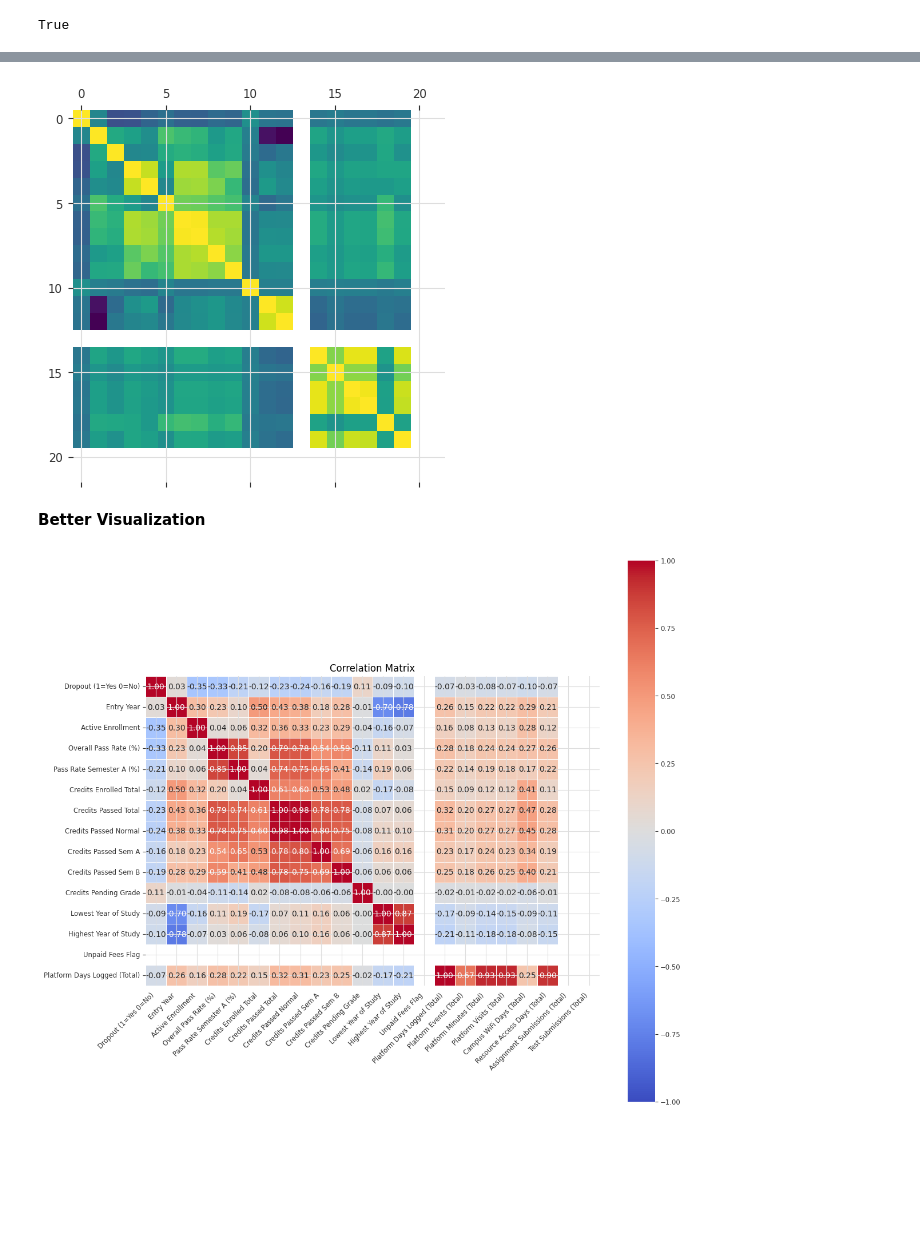
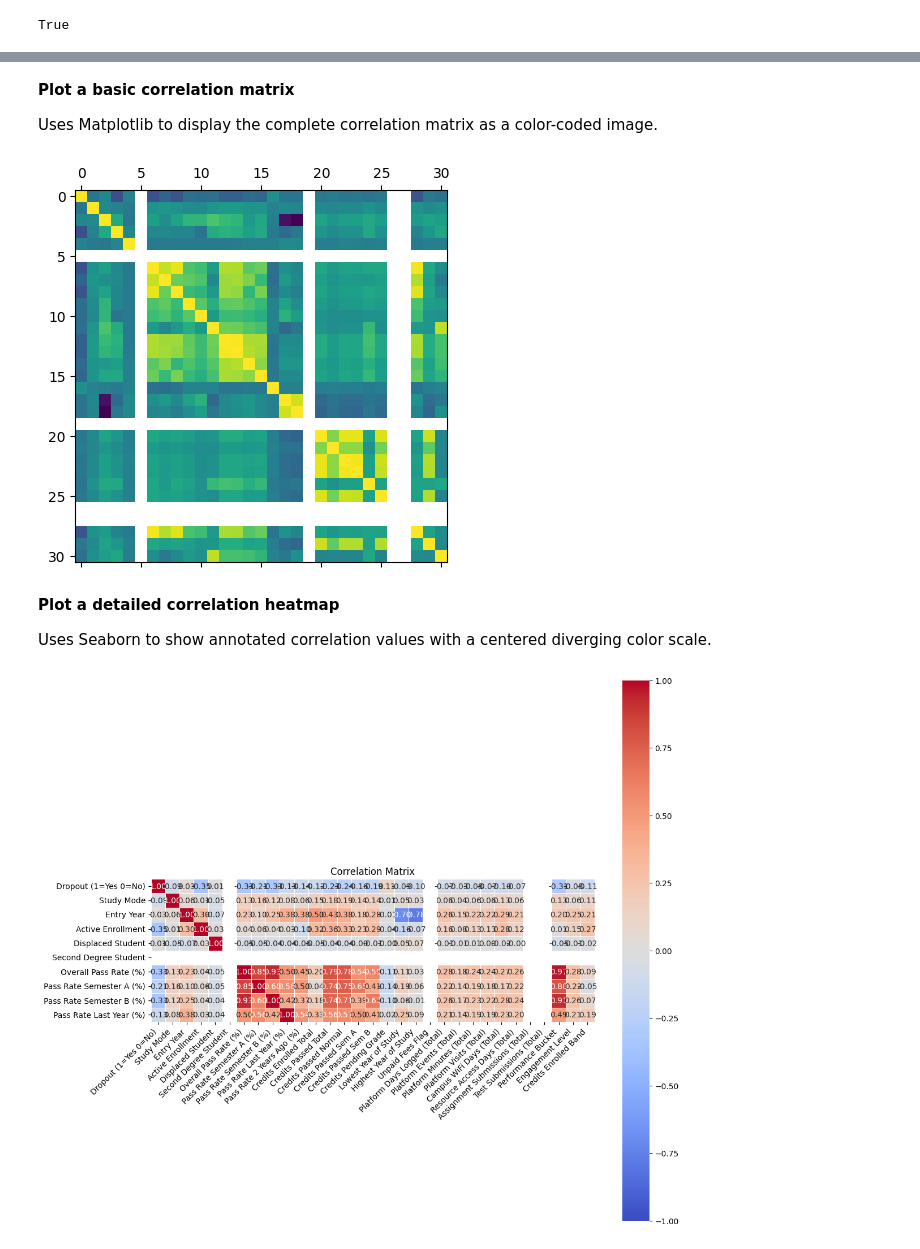
Before and after one commit to omarabdesslem/Student-Dropout, a Jupyter notebook: Code/Correlation.ipynb, the cells around one changed output, grey strips where cells are left out. Drawn from its saved outputs; the diff is of its cells as text; code cells hidden in the pictures; blank space fills up the shorter version.

```diff
--- a/Code/Correlation.ipynb
+++ b/Code/Correlation.ipynb
@@ -118,5 +120,5 @@ print(df_without_studentid)
 # %%
-label1 = ["Degree Code","Second Degree Student","Performance Bucket","Engagement Level","Credits Enrolled Band","Displaced Student","Study Mode","Admission Type","Pass Rate Semester B (%)","Pass Rate Last Year (%)","Pass Rate 2 Years Ago (%)"]
+label1 = ["Degree Code", "Admission Type"]
 df_all_ints = df_without_studentid.drop(columns=label1)
 print(df_all_ints)
 # %% [output]
@@ -187,33 +199,39 @@ Test Submissions (Total)                             NaN
+# %% [markdown]
+**Plot a basic correlation matrix**
+
+Uses Matplotlib to display the complete correlation matrix as a color-coded image.
 # %%
 import matplotlib.pyplot as plt
 
 plt.matshow(corr_matrix)
 plt.show()
 # %% [output]
-[figure, old version]
+[figure, new version]
-# %% [markdown]
-**Better Visualization**
+# %% [markdown]
+**Plot a detailed correlation heatmap**
+
+Uses Seaborn to show annotated correlation values with a centered diverging color scale.
 # %%
 import seaborn as sns
 
 plt.figure(figsize=(12, 10))
 
 sns.heatmap(
-    corr_matrix[0:15],
+    corr_matrix[0:10],
     annot=True,
     fmt=".2f",
     cmap="coolwarm",
     vmin=-1,
     vmax=1,
     center=0,
     square=True,
     linewidths=0.5
 )
 
 plt.title("Correlation Matrix")
 plt.xticks(rotation=45, ha="right")
 plt.yticks(rotation=0)
 plt.tight_layout()
 plt.show()
 # %% [output]
-[figure, old version]
+[figure, new version]
```
Also changed, not shown: parts of 23 cells of this notebook.
